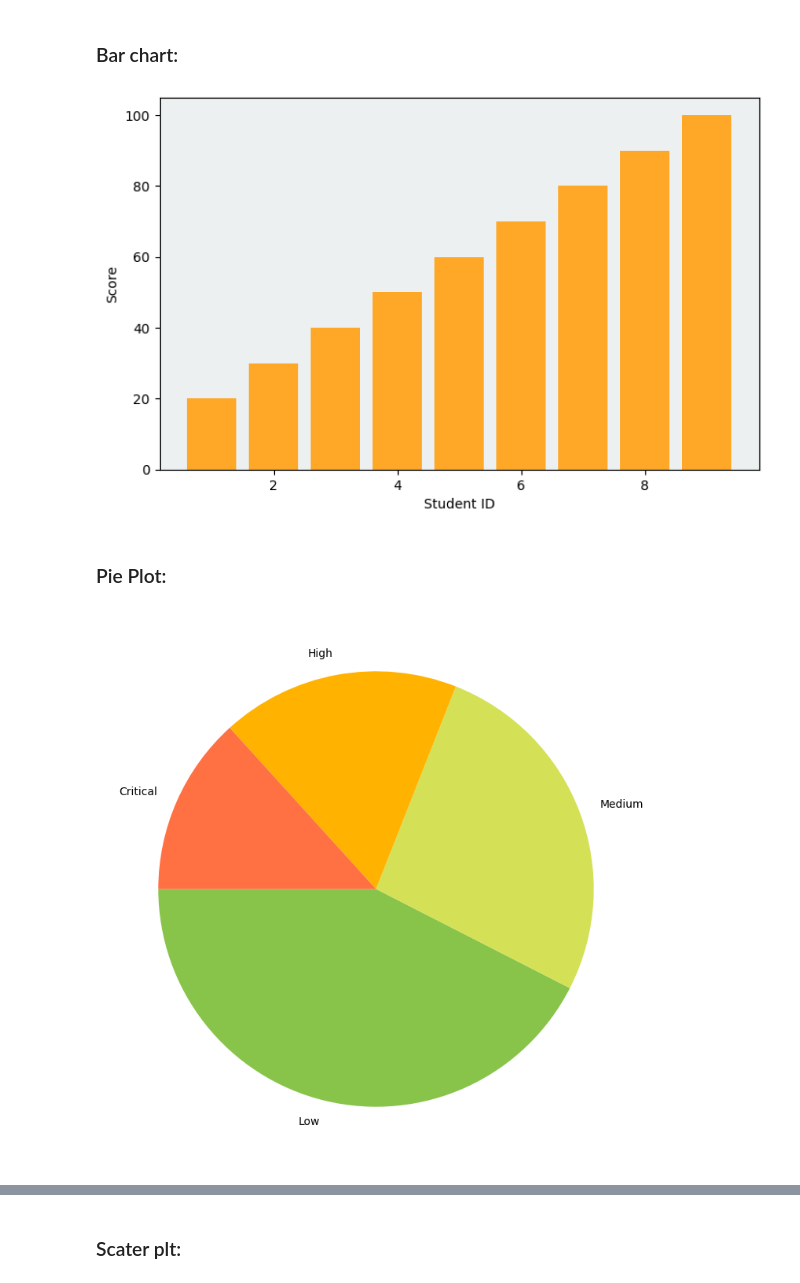
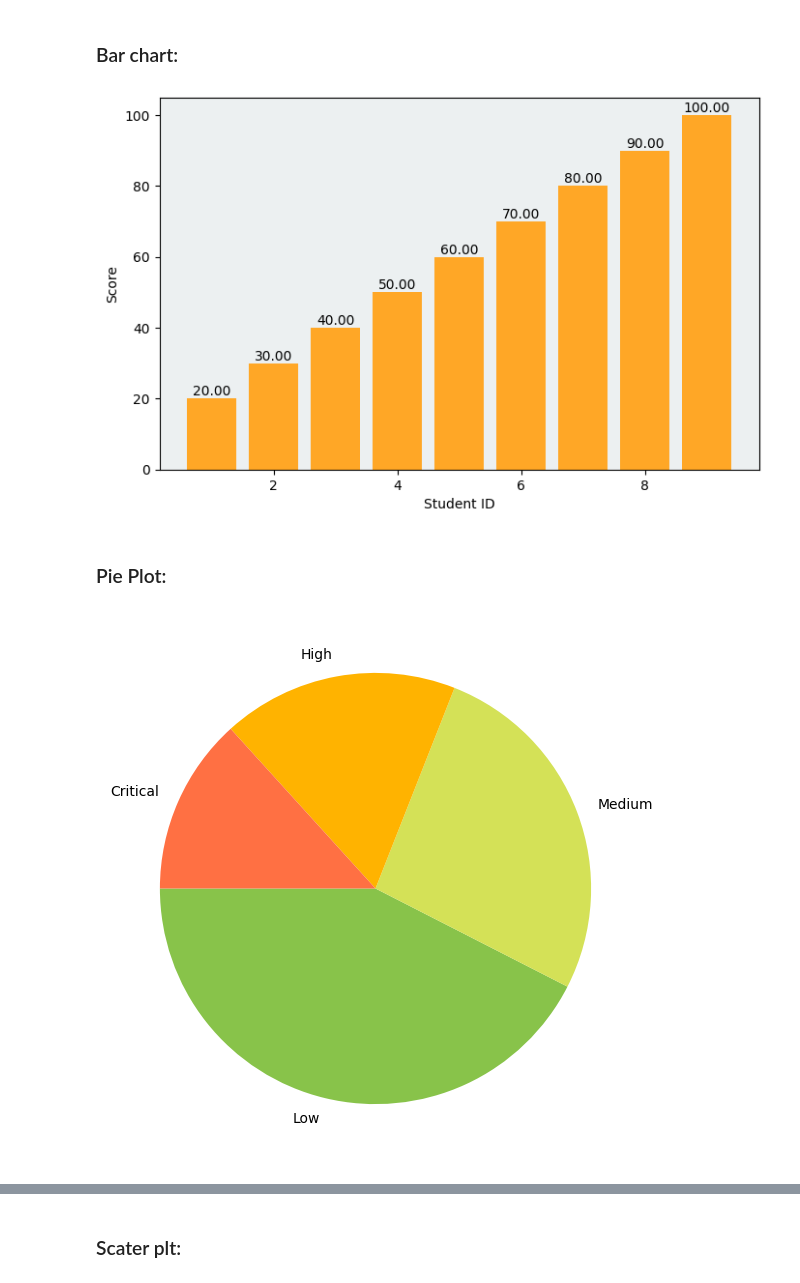
Before and after one commit to MrShotgun1182/Matplotlib, a Jupyter notebook: plt.ipynb, the cells around one changed output, grey strips where cells are left out. Saved outputs shown, nothing was run; the diff lists cells and outputs as text; code cells hidden in the pictures.

```diff
--- a/plt.ipynb
+++ b/plt.ipynb
@@ -88,18 +88,20 @@ ax.set_facecolor("#ECF0F1")
 plt.bar(id1, score, color='#FFA726')
 plt.xlabel('Student ID')
 plt.ylabel('Score')
+for x,y in zip(id1, score):
+    plt.text(x, y+0.05, '%.2f' %y, fontsize=10, ha='center', va='bottom')
 plt.show()
 # %% [output]
-[figure, old version]
+[figure, new version]
 # %% [markdown]
 ### Pie Plot:
 # %%
-plt.figure(figsize=(9,9))
+plt.figure(figsize=(7,7))
 area = [48,30,20,15]
 labels = ['Low','Medium','High','Critical']
 color = ['#88C34A','#D4E157','#FFB300','#FF7043']
 plt.pie(area, labels=labels, colors=color, startangle=180)
 plt.show()
 # %% [output]
-[figure, old version]
+[figure, new version]
 # %%
```
Also changed, not shown: parts of 8 cells of this notebook.
